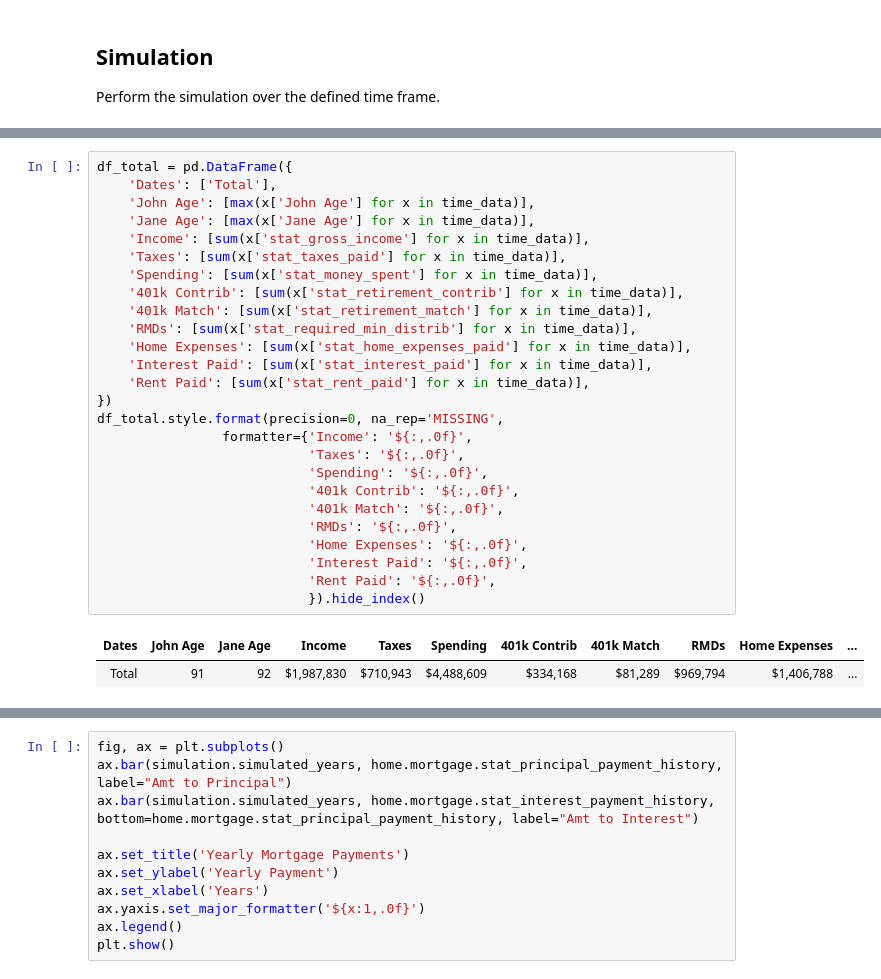
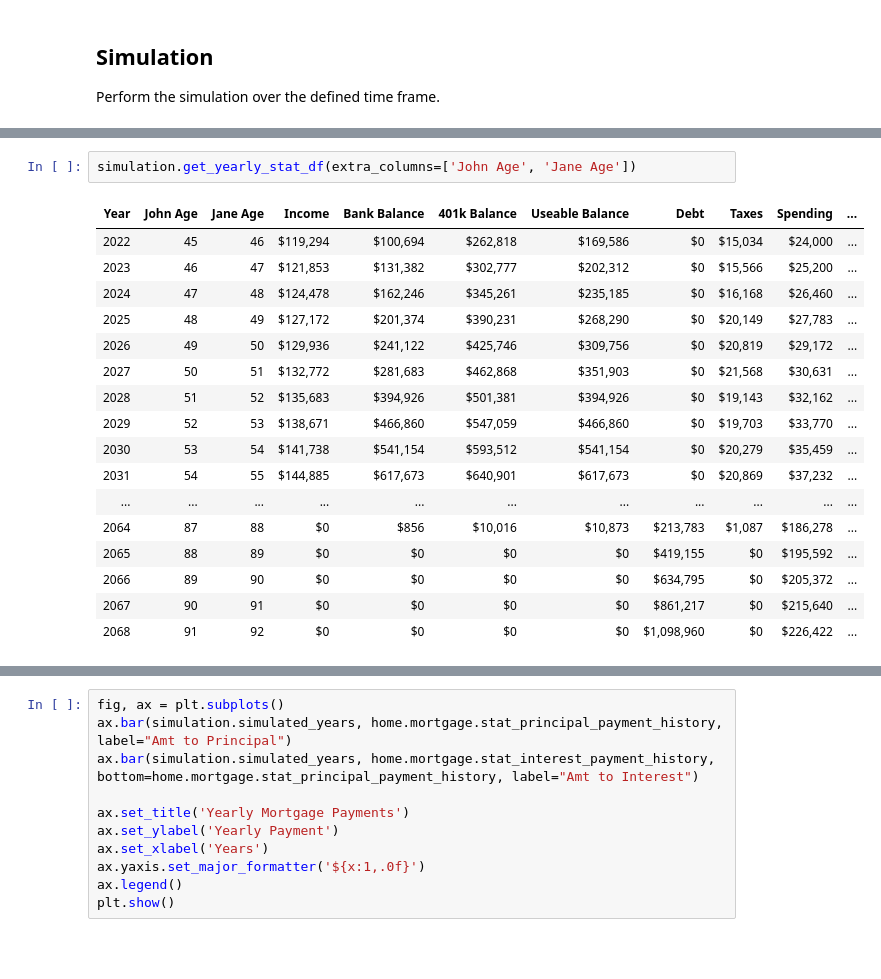
Before and after one commit to sw23/life-model, a Jupyter notebook: ExampleSimulation.ipynb, the cells around one changed output, grey strips where cells are left out. Drawn from its saved outputs; the diff is of its cells as text; blank space fills up the shorter version.

```diff
--- a/ExampleSimulation.ipynb
+++ b/ExampleSimulation.ipynb
@@ -257,29 +201,20 @@ df.style.format(precision=0, na_rep='MISSING',
-# %%
-df_total = pd.DataFrame({
-    'Dates': ['Total'],
-    'John Age': [max(x['John Age'] for x in time_data)],
-    'Jane Age': [max(x['Jane Age'] for x in time_data)],
-    'Income': [sum(x['stat_gross_income'] for x in time_data)],
-    'Taxes': [sum(x['stat_taxes_paid'] for x in time_data)],
-    'Spending': [sum(x['stat_money_spent'] for x in time_data)],
-    '401k Contrib': [sum(x['stat_retirement_contrib'] for x in time_data)],
-    '401k Match': [sum(x['stat_retirement_match'] for x in time_data)],
-    'RMDs': [sum(x['stat_required_min_distrib'] for x in time_data)],
-    'Home Expenses': [sum(x['stat_home_expenses_paid'] for x in time_data)],
-    'Interest Paid': [sum(x['stat_interest_paid'] for x in time_data)],
-    'Rent Paid': [sum(x['stat_rent_paid'] for x in time_data)],
-})
-df_total.style.format(precision=0, na_rep='MISSING',
-                formatter={'Income': '${:,.0f}',
-                           'Taxes': '${:,.0f}',
-                           'Spending': '${:,.0f}',
-                           '401k Contrib': '${:,.0f}',
-                           '401k Match': '${:,.0f}',
-                           'RMDs': '${:,.0f}',
-                           'Home Expenses': '${:,.0f}',
-                           'Interest Paid': '${:,.0f}',
-                           'Rent Paid': '${:,.0f}',
-                           }).hide_index()
-# %% [output]
-| Dates | John Age | Jane Age | Income | Taxes | Spending | 401k Contrib | 401k Match | RMDs | Home Expenses | ... |
-| Total | 91 | 92 | $1,987,830 | $710,943 | $4,488,609 | $334,168 | $81,289 | $969,794 | $1,406,788 | ... |
+# %%
+simulation.get_yearly_stat_df(extra_columns=['John Age', 'Jane Age'])
+# %% [output]
+| Year | John Age | Jane Age | Income | Bank Balance | 401k Balance | Useable Balance | Debt | Taxes | Spending | ... |
+| 2022 | 45 | 46 | $119,294 | $100,694 | $262,818 | $169,586 | $0 | $15,034 | $24,000 | ... |
+| 2023 | 46 | 47 | $121,853 | $131,382 | $302,777 | $202,312 | $0 | $15,566 | $25,200 | ... |
+| 2024 | 47 | 48 | $124,478 | $162,246 | $345,261 | $235,185 | $0 | $16,168 | $26,460 | ... |
+| 2025 | 48 | 49 | $127,172 | $201,374 | $390,231 | $268,290 | $0 | $20,149 | $27,783 | ... |
+| 2026 | 49 | 50 | $129,936 | $241,122 | $425,746 | $309,756 | $0 | $20,819 | $29,172 | ... |
+| 2027 | 50 | 51 | $132,772 | $281,683 | $462,868 | $351,903 | $0 | $21,568 | $30,631 | ... |
+| 2028 | 51 | 52 | $135,683 | $394,926 | $501,381 | $394,926 | $0 | $19,143 | $32,162 | ... |
+| 2029 | 52 | 53 | $138,671 | $466,860 | $547,059 | $466,860 | $0 | $19,703 | $33,770 | ... |
+| 2030 | 53 | 54 | $141,738 | $541,154 | $593,512 | $541,154 | $0 | $20,279 | $35,459 | ... |
+| 2031 | 54 | 55 | $144,885 | $617,673 | $640,901 | $617,673 | $0 | $20,869 | $37,232 | ... |
+| ... | ... | ... | ... | ... | ... | ... | ... | ... | ... | ... |
+| 2064 | 87 | 88 | $0 | $856 | $10,016 | $10,873 | $213,783 | $1,087 | $186,278 | ... |
+| 2065 | 88 | 89 | $0 | $0 | $0 | $0 | $419,155 | $0 | $195,592 | ... |
+| 2066 | 89 | 90 | $0 | $0 | $0 | $0 | $634,795 | $0 | $205,372 | ... |
+| 2067 | 90 | 91 | $0 | $0 | $0 | $0 | $861,217 | $0 | $215,640 | ... |
+| 2068 | 91 | 92 | $0 | $0 | $0 | $0 | $1,098,960 | $0 | $226,422 | ... |
```
Also changed, not shown: parts of 7 cells of this notebook, 5 other files.
